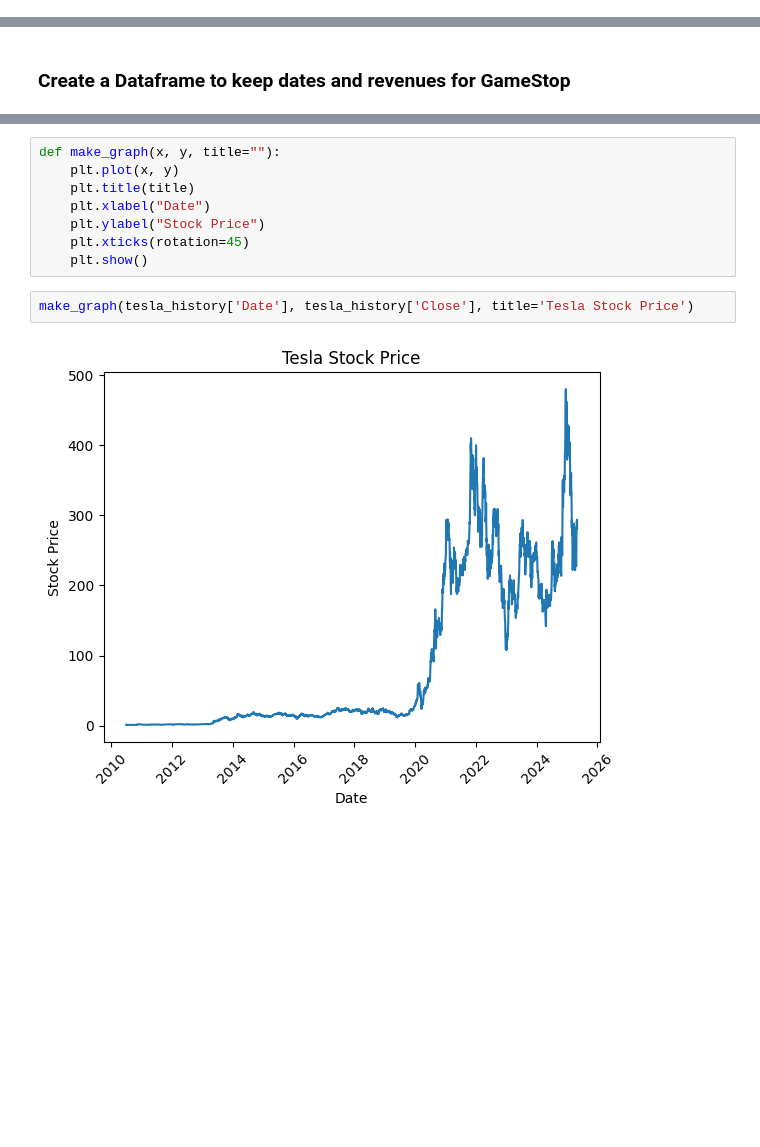
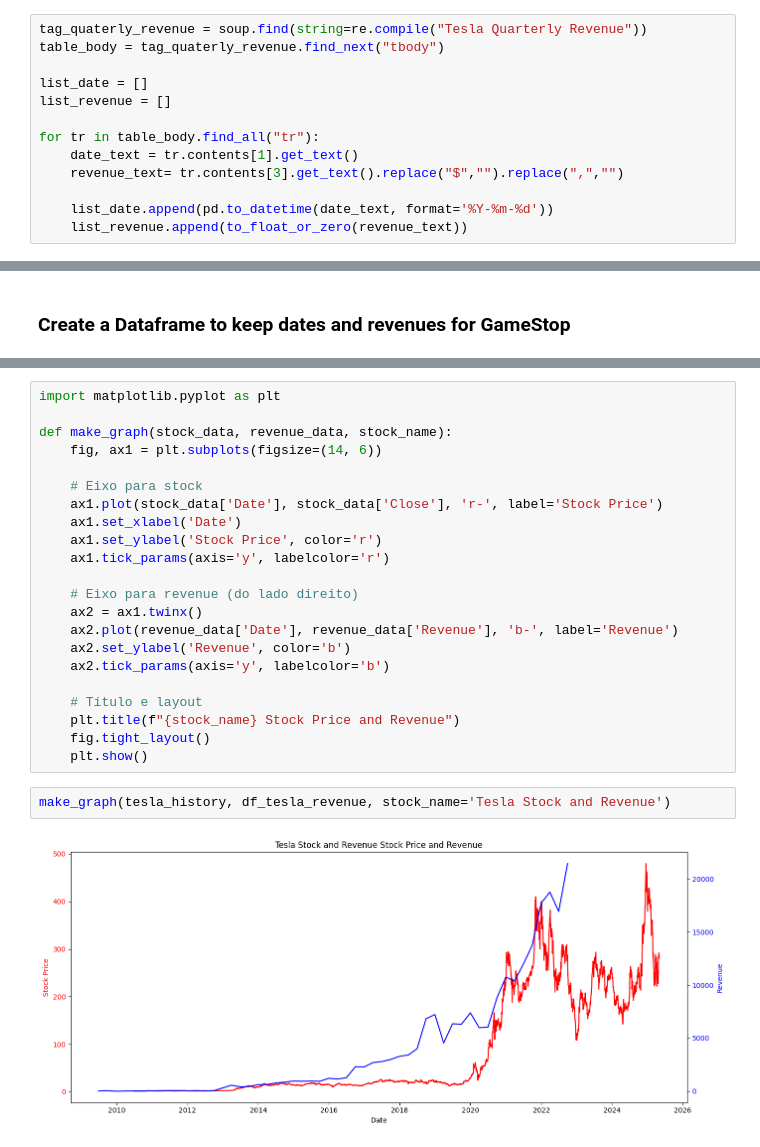
Before and after one commit to diogotraldi/Python-Project-for-Data-Science, a Jupyter notebook: analyzing-stock-cousera-assignment.ipynb, the cells around one changed output, grey strips where cells are left out. Saved outputs shown, nothing was run; the diff lists cells and outputs as text; blank space fills up the shorter version.

```diff
--- a/analyzing-stock-cousera-assignment.ipynb
+++ b/analyzing-stock-cousera-assignment.ipynb
@@ -114,3 +62,16 @@ else:
+# %%
+tag_quaterly_revenue = soup.find(string=re.compile("Tesla Quarterly Revenue"))
+table_body = tag_quaterly_revenue.find_next("tbody")
+
+list_date = []
+list_revenue = []
+
+for tr in table_body.find_all("tr"):
+    date_text = tr.contents[1].get_text()
+    revenue_text= tr.contents[3].get_text().replace("$","").replace(",","")
+
+    list_date.append(pd.to_datetime(date_text, format='%Y-%m-%d'))
+    list_revenue.append(to_float_or_zero(revenue_text))
 # %%
 df_tesla_revenue = pd.DataFrame({
     'Date': list_date,
@@ -215,12 +143,26 @@ df_game_stop_revenue.tail()
-# %%
-def make_graph(x, y, title=""):
-    plt.plot(x, y)
-    plt.title(title)
-    plt.xlabel("Date")
-    plt.ylabel("Stock Price")
-    plt.xticks(rotation=45)
-    plt.show()
+# %%
+import matplotlib.pyplot as plt
+
+def make_graph(stock_data, revenue_data, stock_name):
+    fig, ax1 = plt.subplots(figsize=(14, 6))
+
+    # Eixo para stock
+    ax1.plot(stock_data['Date'], stock_data['Close'], 'r-', label='Stock Price')
+    ax1.set_xlabel('Date')
+    ax1.set_ylabel('Stock Price', color='r')
+    ax1.tick_params(axis='y', labelcolor='r')
+
+    # Eixo para revenue (do lado direito)
+    ax2 = ax1.twinx()
+    ax2.plot(revenue_data['Date'], revenue_data['Revenue'], 'b-', label='Revenue')
+    ax2.set_ylabel('Revenue', color='b')
+    ax2.tick_params(axis='y', labelcolor='b')
+
+    # Título e layout
+    plt.title(f"{stock_name} Stock Price and Revenue")
+    fig.tight_layout()
+    plt.show()
 # %%
-make_graph(tesla_history['Date'], tesla_history['Close'], title='Tesla Stock Price')
+make_graph(tesla_history, df_tesla_revenue, stock_name='Tesla Stock and Revenue')
 # %% [output]
-[figure, old version]
+[figure, new version]
```
Also changed, not shown: parts of 25 cells of this notebook.
